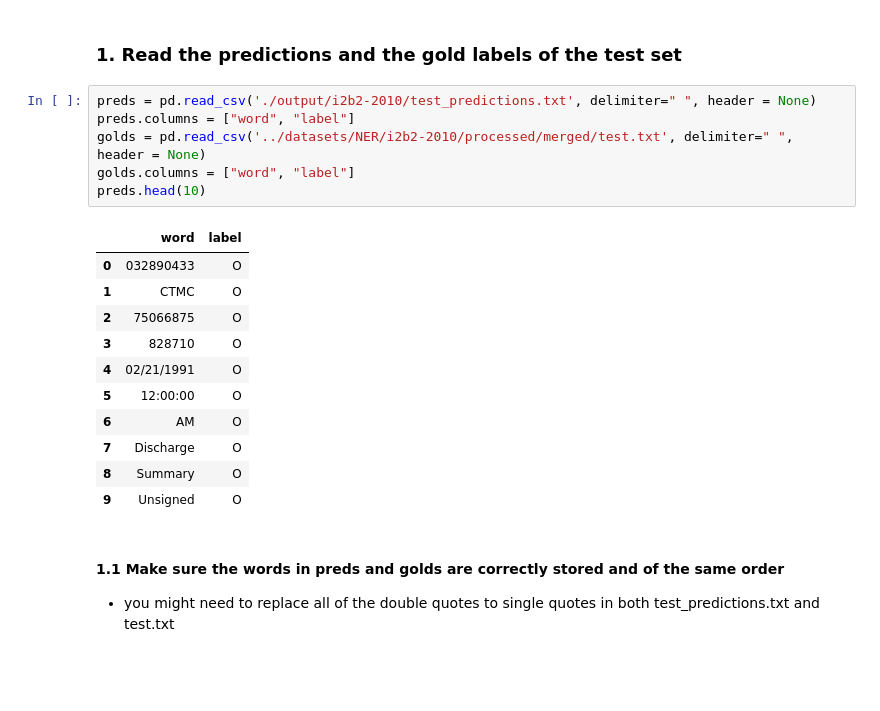
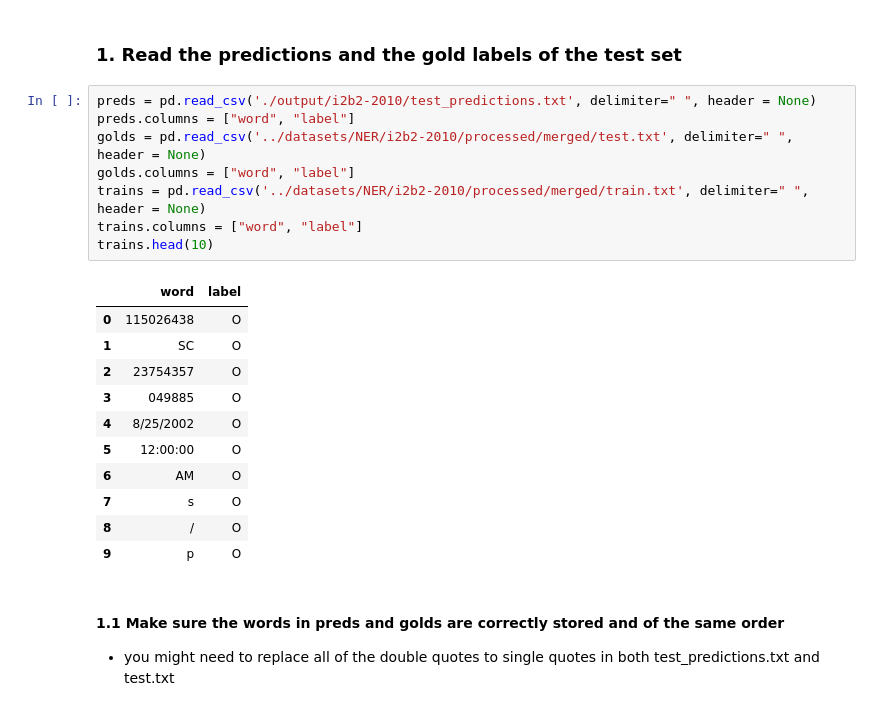
Before and after one commit to axa-rev-research/biobert-pytorch, a Jupyter notebook: named-entity-recognition/analysis.ipynb, the cells around one changed output. Drawn from its saved outputs; the diff is of its cells as text; blank space fills up the shorter version.

```diff
--- a/named-entity-recognition/analysis.ipynb
+++ b/named-entity-recognition/analysis.ipynb
@@ -13,21 +22,23 @@ import pickle
 # %%
 preds = pd.read_csv('./output/i2b2-2010/test_predictions.txt', delimiter=" ", header = None)
 preds.columns = ["word", "label"]
 golds = pd.read_csv('../datasets/NER/i2b2-2010/processed/merged/test.txt', delimiter=" ", header = None)
 golds.columns = ["word", "label"]
-preds.head(10)
+trains = pd.read_csv('../datasets/NER/i2b2-2010/processed/merged/train.txt', delimiter=" ", header = None)
+trains.columns = ["word", "label"]
+trains.head(10)
 # %% [output]
 |  | word | label |
-| 0 | 032890433 | O |
-| 1 | CTMC | O |
-| 2 | 75066875 | O |
-| 3 | 828710 | O |
-| 4 | 02/21/1991 | O |
+| 0 | 115026438 | O |
+| 1 | SC | O |
+| 2 | 23754357 | O |
+| 3 | 049885 | O |
+| 4 | 8/25/2002 | O |
 | 5 | 12:00:00 | O |
 | 6 | AM | O |
-| 7 | Discharge | O |
-| 8 | Summary | O |
-| 9 | Unsigned | O |
+| 7 | s | O |
+| 8 | / | O |
+| 9 | p | O |
 # %% [markdown]
 #### 1.1 Make sure the words in preds and golds are correctly stored and of the same order
 - you might need to replace all of the double quotes to single quotes in both test_predictions.txt and test.txt
```
Also changed, not shown: parts of 27 cells of this notebook.
